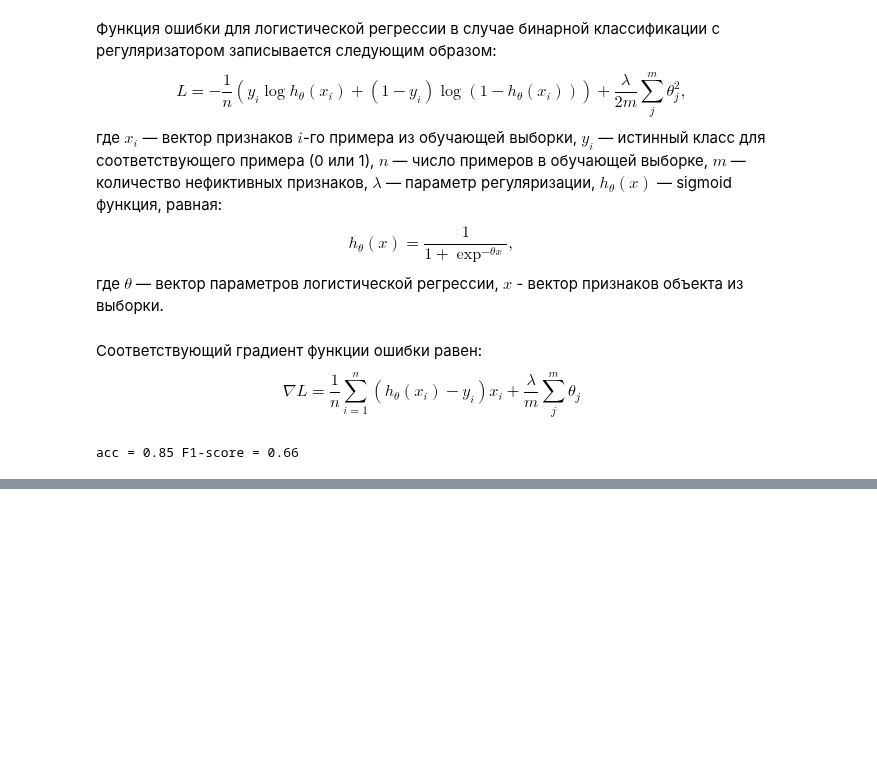
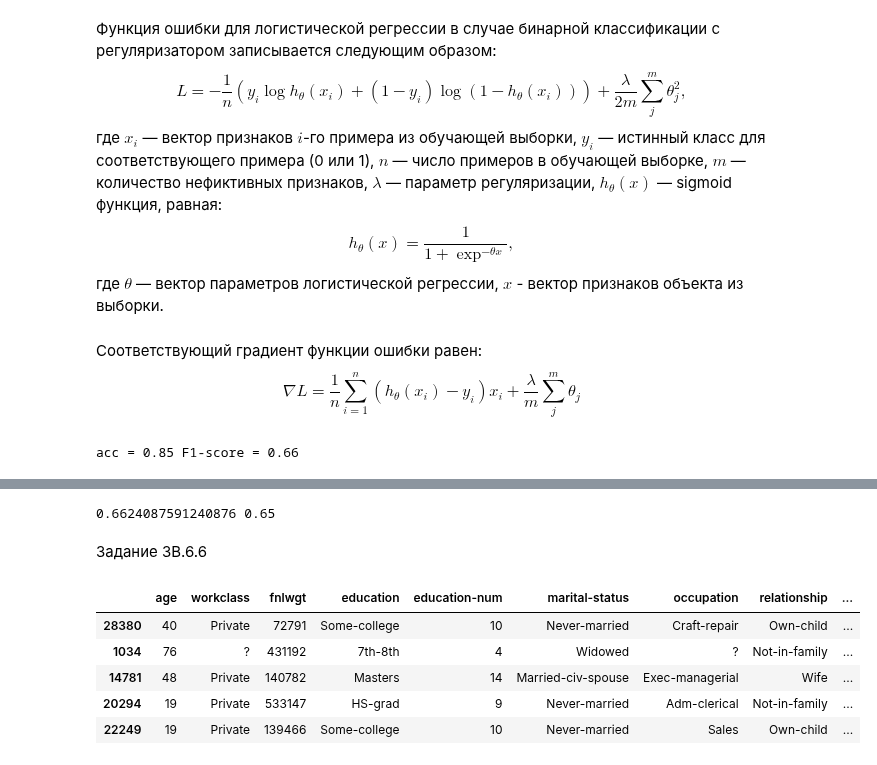
Before and after one commit to greg-kan/mlda, a Jupyter notebook: SkillFactory/unit_4/log_reg_practice.ipynb, the cells around one changed output, grey strips where cells are left out. Cells and saved outputs as stored; diff of their text form; code cells hidden in the pictures; blank space fills up the shorter version.

```diff
--- a/SkillFactory/unit_4/log_reg_practice.ipynb
+++ b/SkillFactory/unit_4/log_reg_practice.ipynb
@@ -412,0 +565,29 @@ calc_and_plot_roc(y_valid, y_pred_proba)
+# %%
+for c in c_list:
+    lr = LogisticRegression(C=c, penalty='l2', max_iter=500)
+    lr.fit(X,y)
+    y_pred=lr.predict(X)
+    f1 = f1_score(y, y_pred)
+    if f1 > max_f1:
+        max_f1 = f1
+        max_c = c
+
+print(max_f1, max_c)
+# %% [output]
+0.6624087591240876 0.65
+# %% [markdown]
+Задание 3B.6.6
+# %%
+adult = pd.read_csv('adult.data',
+                    names=['age', 'workclass', 'fnlwgt', 'education',
+                           'education-num', 'marital-status', 'occupation',
+                           'relationship', 'race', 'sex', 'capital-gain',
+                           'capital-loss', 'hours-per-week', 'native-country', 'salary'])
+adult.sample(5)
+# %% [output]
+|  | age | workclass | fnlwgt | education | education-num | marital-status | occupation | relationship | ... |
+| 28380 | 40 | Private | 72791 | Some-college | 10 | Never-married | Craft-repair | Own-child | ... |
+| 1034 | 76 | ? | 431192 | 7th-8th | 4 | Widowed | ? | Not-in-family | ... |
+| 14781 | 48 | Private | 140782 | Masters | 14 | Married-civ-spouse | Exec-managerial | Wife | ... |
+| 20294 | 19 | Private | 533147 | HS-grad | 9 | Never-married | Adm-clerical | Not-in-family | ... |
+| 22249 | 19 | Private | 139466 | Some-college | 10 | Never-married | Sales | Own-child | ... |
```
Also changed, not shown: parts of 48 cells of this notebook, 13 other files.
